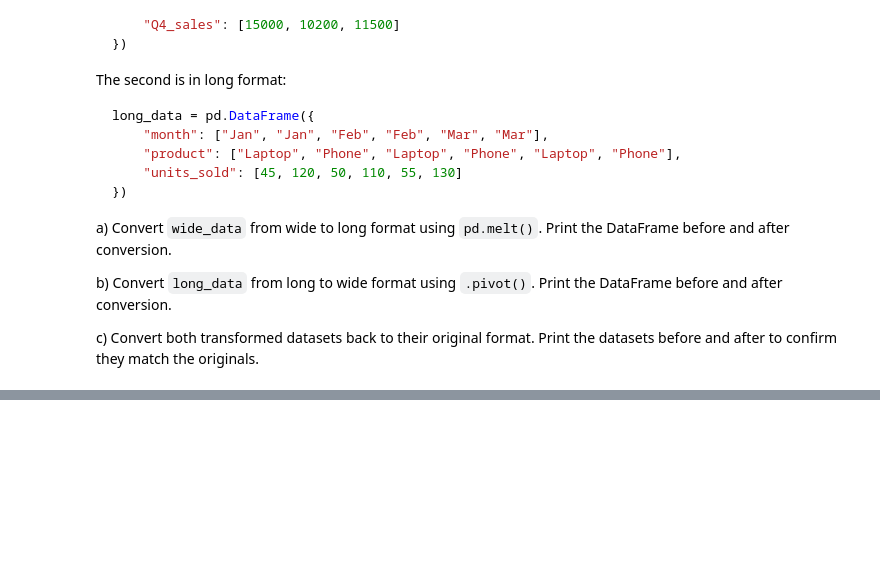
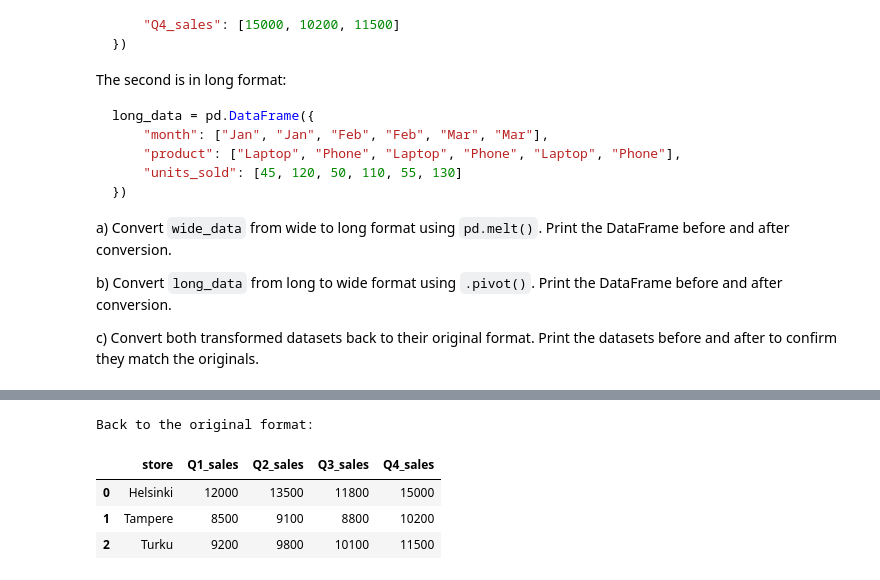
Before and after one commit to stavroulaalex/Python-BusinessIntelligence-Stav, a Jupyter notebook: assignments/assignment2/assignment2.ipynb, the cells around one changed output, grey strips where cells are left out. Drawn from its saved outputs; the diff is of its cells as text; code cells hidden in the pictures; blank space fills up the shorter version.

```diff
--- a/assignments/assignment2/assignment2.ipynb
+++ b/assignments/assignment2/assignment2.ipynb
@@ -460,0 +475,12 @@ c) Convert both transformed datasets back to their original format. Print the da
+# %%
+#a)
+wide_data_to_long = wide_data.melt(
+    id_vars="store",
+    var_name="quarter",
+    value_name="sales"
+)
+
+print('Before conversion:')
+print(wide_data)
+print('After conversion:')
+print(wide_data_to_long)
@@ -460,0 +537,9 @@ c) Convert both transformed datasets back to their original format. Print the da
+# %%
+print("Back to the original format:")
+wide_again
+# %% [output]
+Back to the original format:
+|  | store | Q1_sales | Q2_sales | Q3_sales | Q4_sales |
+| 0 | Helsinki | 12000 | 13500 | 11800 | 15000 |
+| 1 | Tampere | 8500 | 9100 | 8800 | 10200 |
+| 2 | Turku | 9200 | 9800 | 10100 | 11500 |
```
Also changed, not shown: parts of 6 cells of this notebook.
